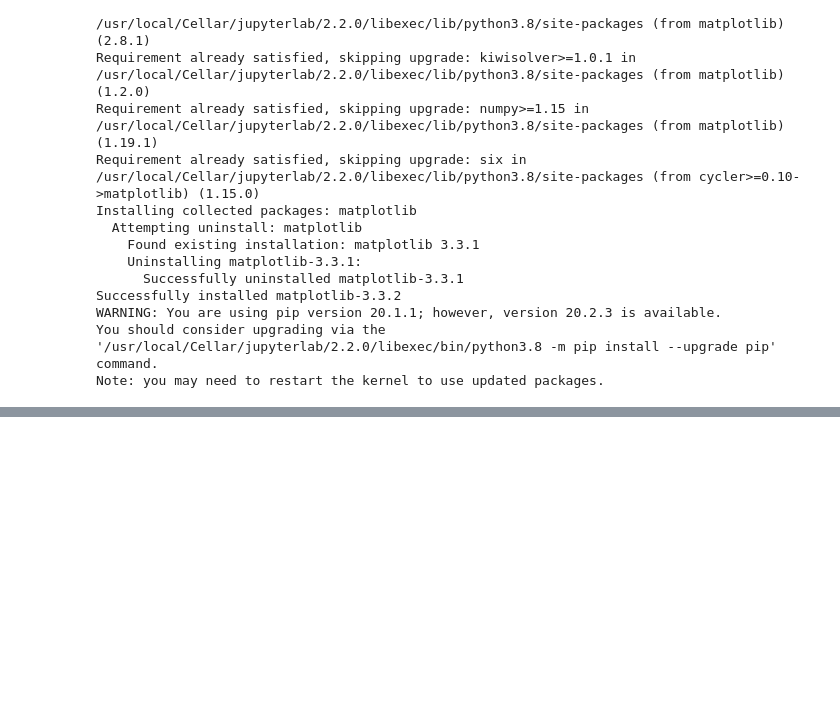
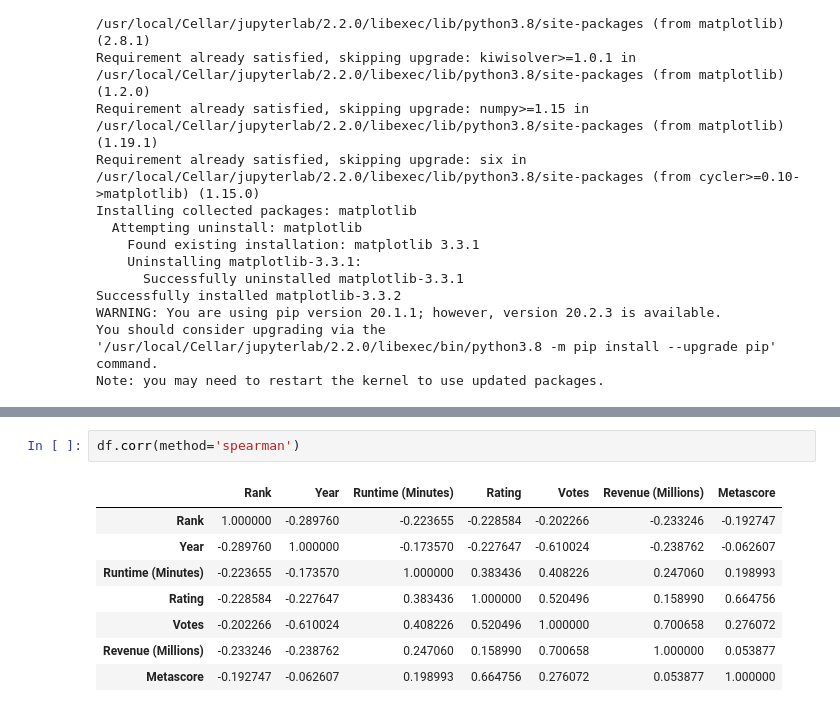
Before and after one commit to EtienneLeconte/248_Repo, a Jupyter notebook: Notes/Module 2 /2.1.2.ipynb, the cells around one changed output, grey strips where cells are left out. Drawn from its saved outputs; the diff is of its cells as text; blank space fills up the shorter version.

```diff
--- a/Notes/Module 2 /2.1.2.ipynb
+++ b/Notes/Module 2 /2.1.2.ipynb
@@ -354,0 +384,11 @@ Note: you may need to restart the kernel to use updated packages.
+# %%
+df.corr(method='spearman')
+# %% [output]
+|  | Rank | Year | Runtime (Minutes) | Rating | Votes | Revenue (Millions) | Metascore |
+| Rank | 1.000000 | -0.289760 | -0.223655 | -0.228584 | -0.202266 | -0.233246 | -0.192747 |
+| Year | -0.289760 | 1.000000 | -0.173570 | -0.227647 | -0.610024 | -0.238762 | -0.062607 |
+| Runtime (Minutes) | -0.223655 | -0.173570 | 1.000000 | 0.383436 | 0.408226 | 0.247060 | 0.198993 |
+| Rating | -0.228584 | -0.227647 | 0.383436 | 1.000000 | 0.520496 | 0.158990 | 0.664756 |
+| Votes | -0.202266 | -0.610024 | 0.408226 | 0.520496 | 1.000000 | 0.700658 | 0.276072 |
+| Revenue (Millions) | -0.233246 | -0.238762 | 0.247060 | 0.158990 | 0.700658 | 1.000000 | 0.053877 |
+| Metascore | -0.192747 | -0.062607 | 0.198993 | 0.664756 | 0.276072 | 0.053877 | 1.000000 |
```
Also changed, not shown: parts of 2 cells of this notebook, 15 other files.
